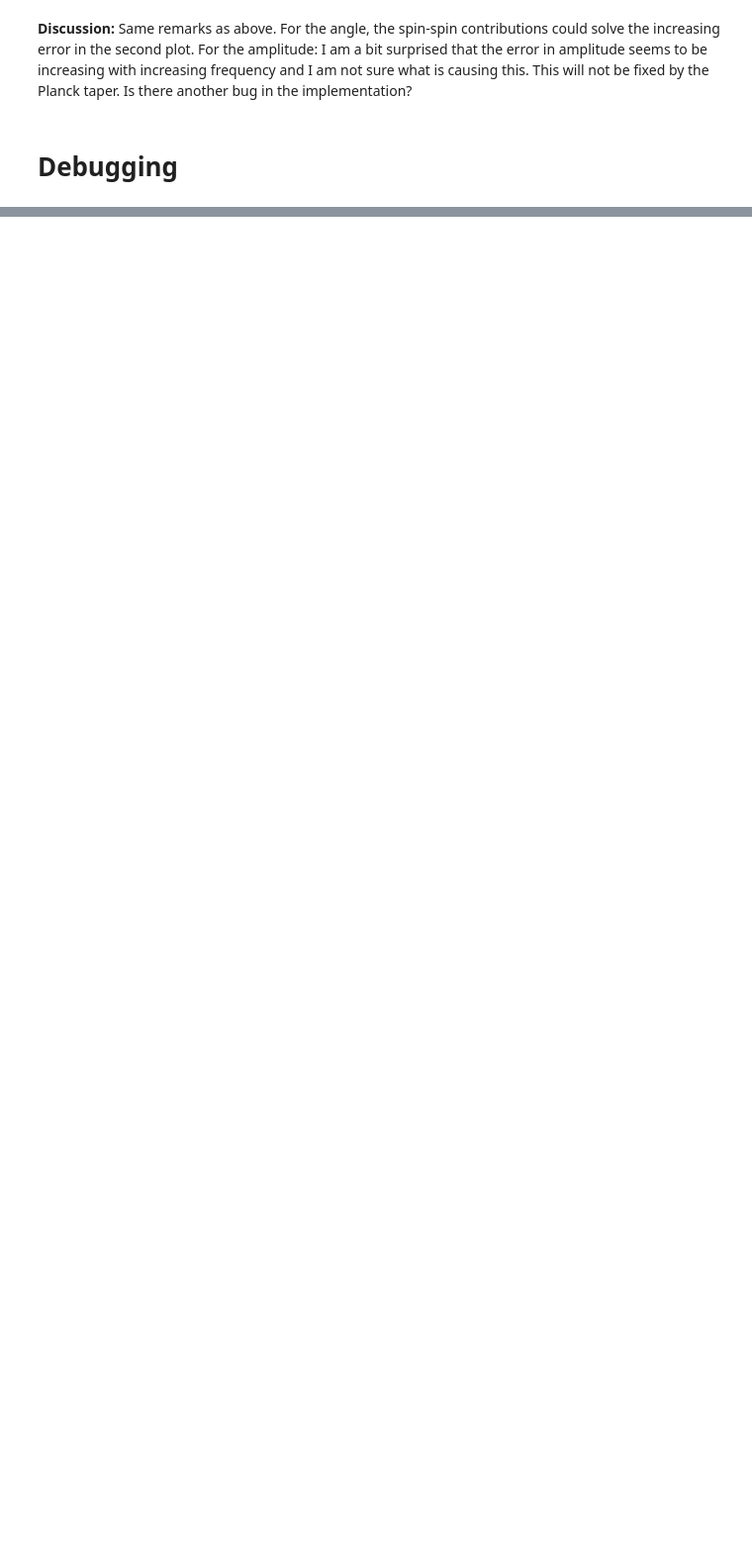
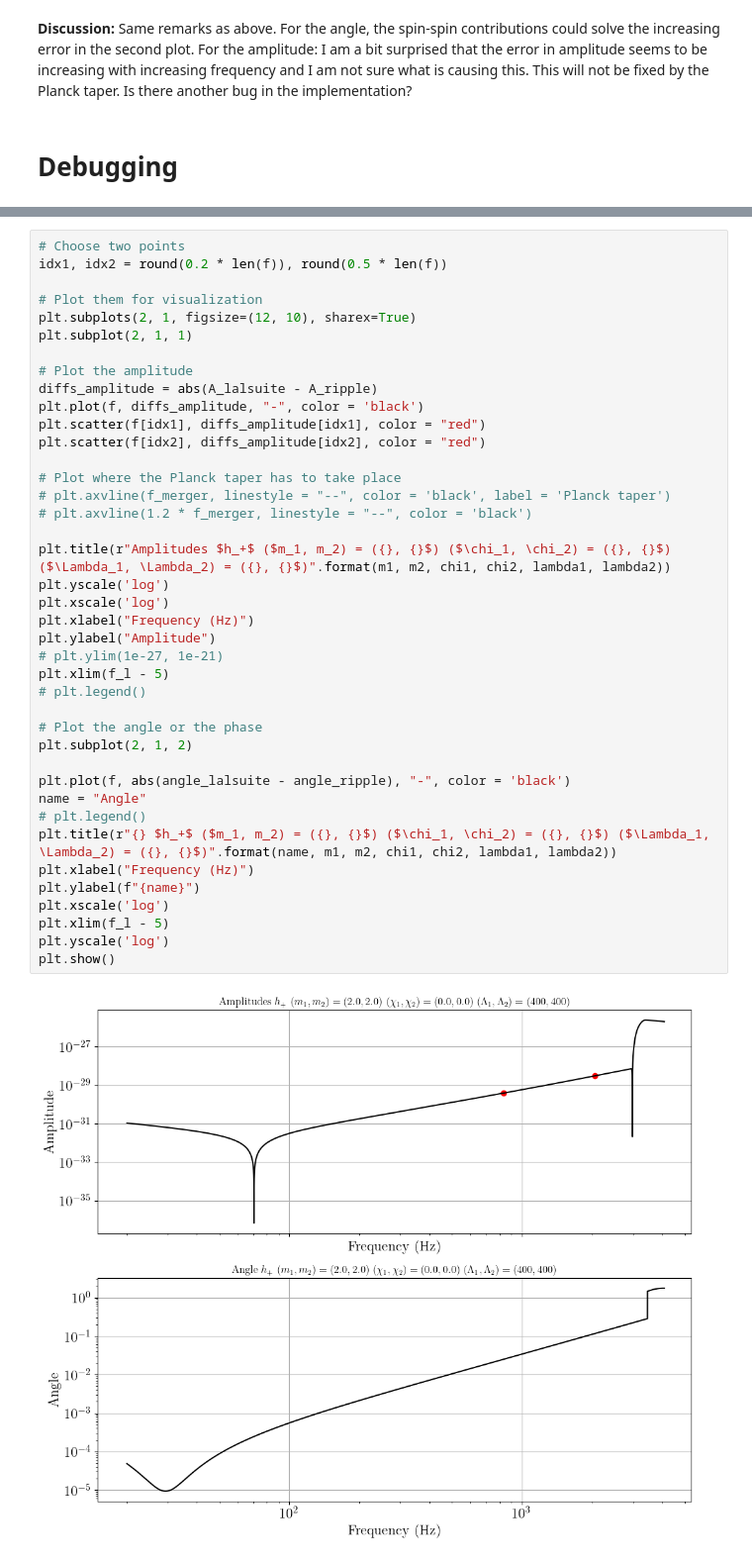
Before and after one commit to tedwards2412/ripple, a Jupyter notebook: notebooks/check_NRTidal.ipynb, the cells around one changed output, grey strips where cells are left out. Shown at 99% size. Saved outputs shown, nothing was run; the diff lists cells and outputs as text; blank space fills up the shorter version.

```diff
--- a/notebooks/check_NRTidal.ipynb
+++ b/notebooks/check_NRTidal.ipynb
@@ -313,0 +333,42 @@ plt.show()
+# %%
+# Choose two points
+idx1, idx2 = round(0.2 * len(f)), round(0.5 * len(f))
+
+# Plot them for visualization
+plt.subplots(2, 1, figsize=(12, 10), sharex=True)
+plt.subplot(2, 1, 1)
+
+# Plot the amplitude
+diffs_amplitude = abs(A_lalsuite - A_ripple)
+plt.plot(f, diffs_amplitude, "-", color = 'black')
+plt.scatter(f[idx1], diffs_amplitude[idx1], color = "red")
+plt.scatter(f[idx2], diffs_amplitude[idx2], color = "red")
+
+# Plot where the Planck taper has to take place
+# plt.axvline(f_merger, linestyle = "--", color = 'black', label = 'Planck taper')
+# plt.axvline(1.2 * f_merger, linestyle = "--", color = 'black')
+
+plt.title(r"Amplitudes $h_+$ ($m_1, m_2) = ({}, {}$) ($\chi_1, \chi_2) = ({}, {}$) ($\Lambda_1, \Lambda_2) = ({}, {}$)".format(m1, m2, chi1, chi2, lambda1, lambda2))
+plt.yscale('log')
+plt.xscale('log')
+plt.xlabel("Frequency (Hz)")
+plt.ylabel("Amplitude")
+# plt.ylim(1e-27, 1e-21)
+plt.xlim(f_l - 5)
+# plt.legend()
+
+# Plot the angle or the phase
+plt.subplot(2, 1, 2)
+
+plt.plot(f, abs(angle_lalsuite - angle_ripple), "-", color = 'black')
+name = "Angle"
+# plt.legend()
+plt.title(r"{} $h_+$ ($m_1, m_2) = ({}, {}$) ($\chi_1, \chi_2) = ({}, {}$) ($\Lambda_1, \Lambda_2) = ({}, {}$)".format(name, m1, m2, chi1, chi2, lambda1, lambda2))
+plt.xlabel("Frequency (Hz)")
+plt.ylabel(f"{name}")
+plt.xscale('log')
+plt.xlim(f_l - 5)
+plt.yscale('log')
+plt.show()
+# %% [output]
+[figure, added]
```
Also changed, not shown: parts of 13 cells of this notebook, 1 other file.
